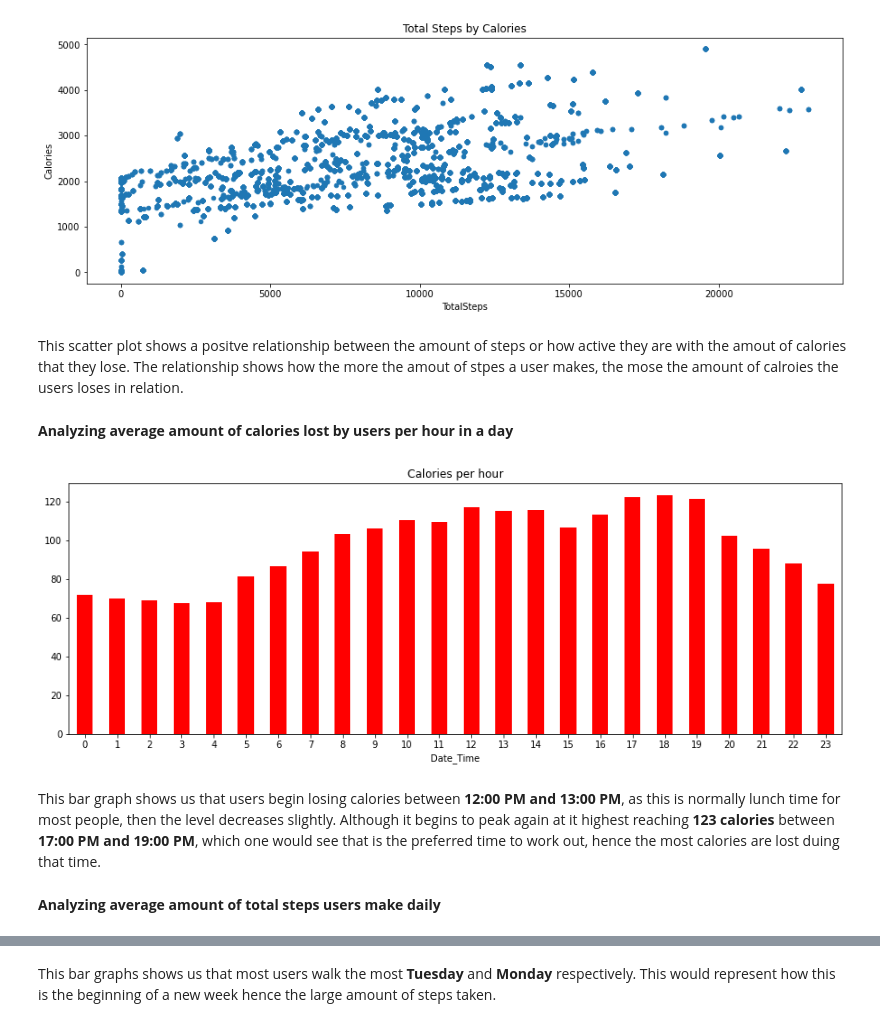
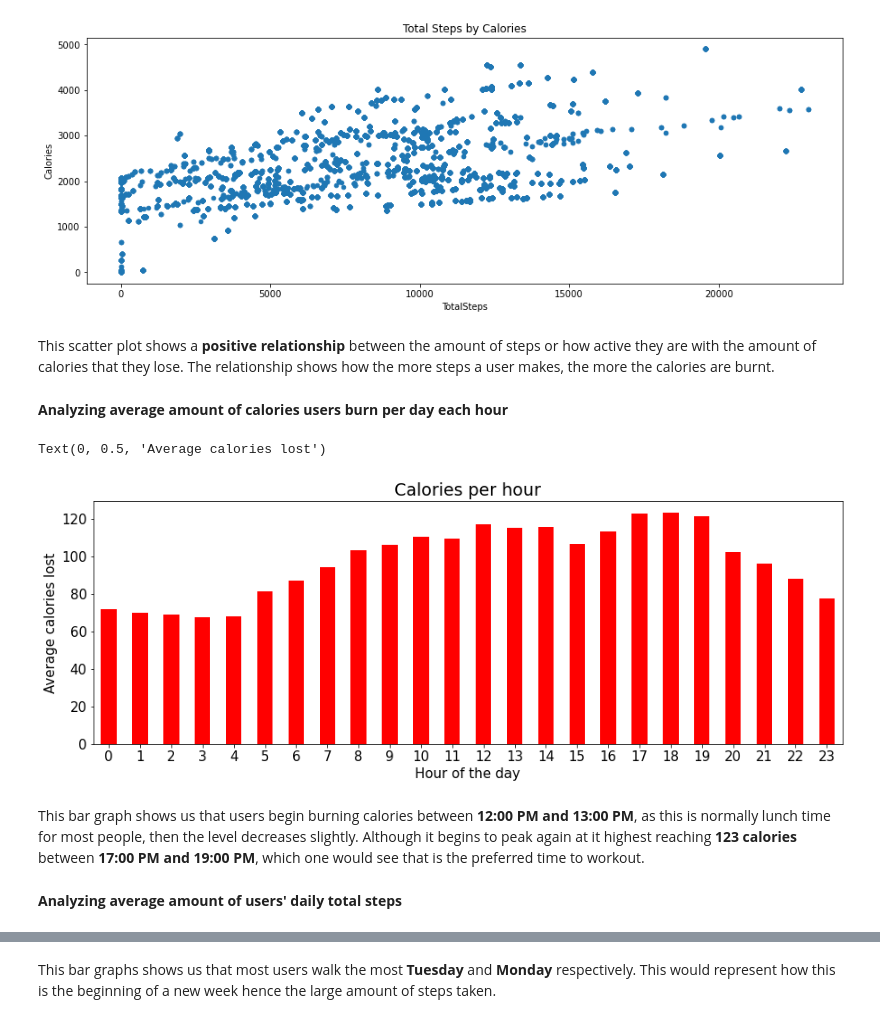
Before and after one commit to KhanyiMM0/bellabeat_technology_capstone, a Jupyter notebook: bellabeat_technology.ipynb, the cells around one changed output, grey strips where cells are left out. Cells and saved outputs as stored; diff of their text form; code cells hidden in the pictures.

```diff
--- a/bellabeat_technology.ipynb
+++ b/bellabeat_technology.ipynb
@@ -463,19 +476,21 @@ merged_daily_data.plot(kind='scatter', x='TotalSteps', y='Calories', title='Tota
 <AxesSubplot:title={'center':'Total Steps by Calories'}, xlabel='TotalSteps', ylabel='Calories'>
 [figure]
 # %% [markdown]
-This scatter plot shows a positve relationship between the amount of steps or how active they are with the amout of calories that they lose. The relationship shows how the more the amout of stpes a user makes, the mose the amount of calroies the users loses in relation.
+This scatter plot shows a **positive relationship** between the amount of steps or how active they are with the amount of calories that they lose. The relationship shows how the more steps a user makes, the more the calories are burnt.
 # %% [markdown]
-**Analyzing average amount of calories lost by users per hour in a day**
+**Analyzing average amount of calories users burn per day each hour**
 # %%
 fig, ax = plt.subplots(figsize=(15,5))
-merged_hourly_data.groupby(merged_hourly_data['Date_Time'].dt.hour)['Calories'].mean().plot(kind='bar', title='Calories per hour', color='red', rot=0, ax=ax)
-plt.xlabel=('Hour of the day')
-plt.ylabel=('Calories')
+merged_hourly_data.groupby(merged_hourly_data['Date_Time'].dt.hour)['Calories'].mean().plot(kind='bar', color='red', fontsize=15, rot=0, ax=ax)
+plt.title('Calories per hour', fontsize=19)
+ax.set_xlabel('Hour of the day', fontsize = 15)
+ax.set_ylabel('Average calories lost', fontsize = 15)
 # %% [output]
+Text(0, 0.5, 'Average calories lost')
-[figure, old version]
+[figure, new version]
 # %% [markdown]
-This bar graph shows us that users begin losing calories between **12:00 PM and 13:00 PM**, as this is normally lunch time for most people, then the level decreases slightly. Although it begins to peak again at it highest reaching **123 calories** between **17:00 PM and 19:00 PM**, which one would see that is the preferred time to work out, hence the most calories are lost duing that time.
+This bar graph shows us that users begin burning calories between **12:00 PM and 13:00 PM**, as this is normally lunch time for most people, then the level decreases slightly. Although it begins to peak again at it highest reaching **123 calories** between **17:00 PM and 19:00 PM**, which one would see that is the preferred time to workout.
 # %% [markdown]
-**Analyzing average amount of total steps users make daily**
+**Analyzing average amount of users' daily total steps**
 # %%
 fig, ax = plt.subplots(figsize=(15,5))
```
Also changed, not shown: parts of 16 cells of this notebook.
